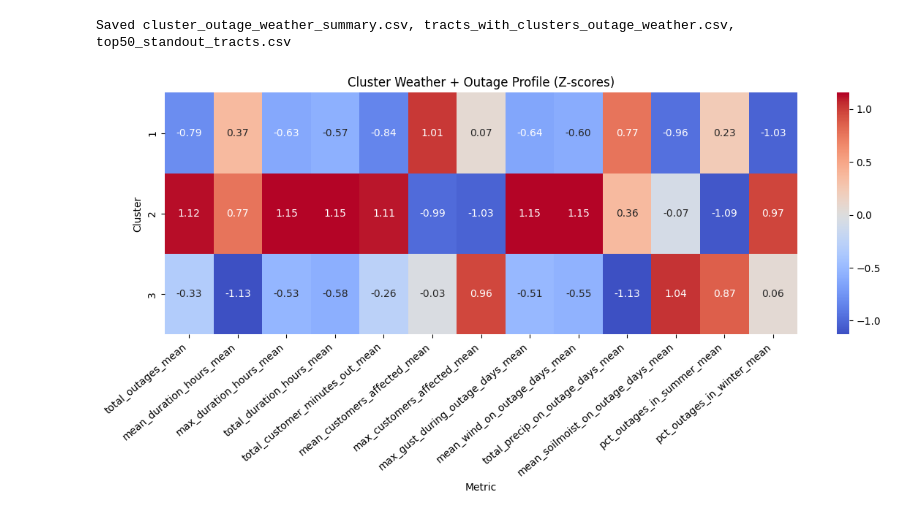
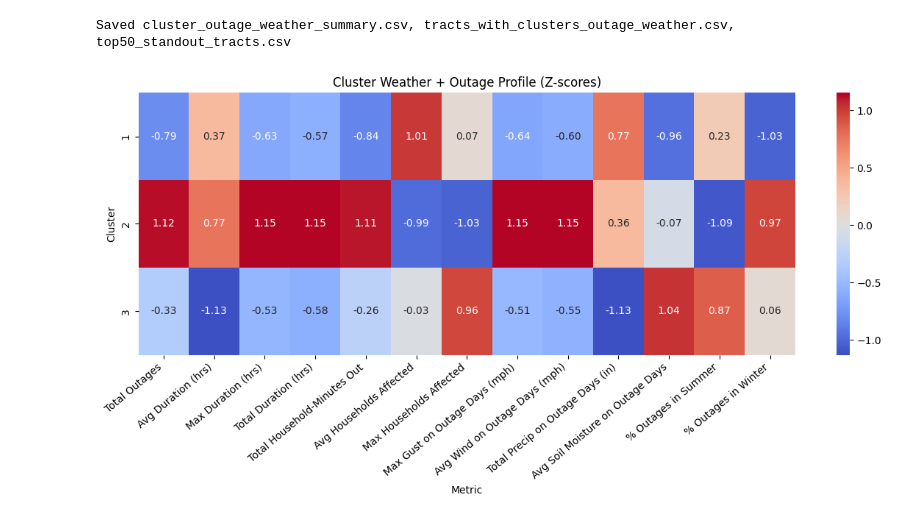
Before and after one commit to jessalynlc/MP, a Jupyter notebook: pca_socioeconomics_RTP.ipynb, the cells around one changed output. Drawn from its saved outputs; the diff is of its cells as text; code cells hidden in the pictures.

Commit message:
Updating metric headers on heatmap table.

```diff
--- a/pca_socioeconomics_RTP.ipynb
+++ b/pca_socioeconomics_RTP.ipynb
@@ -799,31 +799,48 @@ cols = [
     'mean_soilmoist_on_outage_days_mean',
     'pct_outages_in_summer_mean',
     'pct_outages_in_winter_mean'
 ]
 #cluster-level z-scores (above/below average)
 cluster_summary_std = cluster_summary.copy()
 cluster_summary_std[cols] = cluster_summary_std[cols].apply(
     lambda x: (x - x.mean()) / x.std()
 )
 
 import seaborn as sns
 
+label_map = {
+    'total_outages_mean': 'Total Outages',
+    'mean_duration_hours_mean': 'Avg Duration (hrs)',
+    'max_duration_hours_mean': 'Max Duration (hrs)',
+    'total_duration_hours_mean': 'Total Duration (hrs)',
+    'total_customer_minutes_out_mean': 'Total Household-Minutes Out',
+    'mean_customers_affected_mean': 'Avg Households Affected',
+    'max_customers_affected_mean': 'Max Households Affected',
+    'max_gust_during_outage_days_mean': 'Max Gust on Outage Days (mph)',
+    'mean_wind_on_outage_days_mean': 'Avg Wind on Outage Days (mph)',
+    'total_precip_on_outage_days_mean': 'Total Precip on Outage Days (in)',
+    'mean_soilmoist_on_outage_days_mean': 'Avg Soil Moisture on Outage Days',
+    'pct_outages_in_summer_mean': '% Outages in Summer',
+    'pct_outages_in_winter_mean': '% Outages in Winter'
+}
+
 heatmap_data = cluster_summary_std.set_index('hc_cluster')[cols]
+heatmap_data = heatmap_data.rename(columns=label_map)
 
 plt.figure(figsize=(12, 6))
 sns.heatmap(heatmap_data, cmap="coolwarm", center=0, annot=True, fmt=".2f")
 plt.title("Cluster Weather + Outage Profile (Z-scores)")
 plt.xlabel("Metric")
 plt.ylabel("Cluster")
 plt.xticks(rotation=40, ha="right")
 plt.tight_layout()
 
 plt.savefig(
     'data_processed/socioeconomic_pca_results_RTP/cluster_weather_outage_profile.png',
     dpi=300,
     bbox_inches='tight'
 )
 
 plt.show()
 # %% [output]
-[figure, old version]
+[figure, new version]
```
Also changed, not shown: 6 other files.
